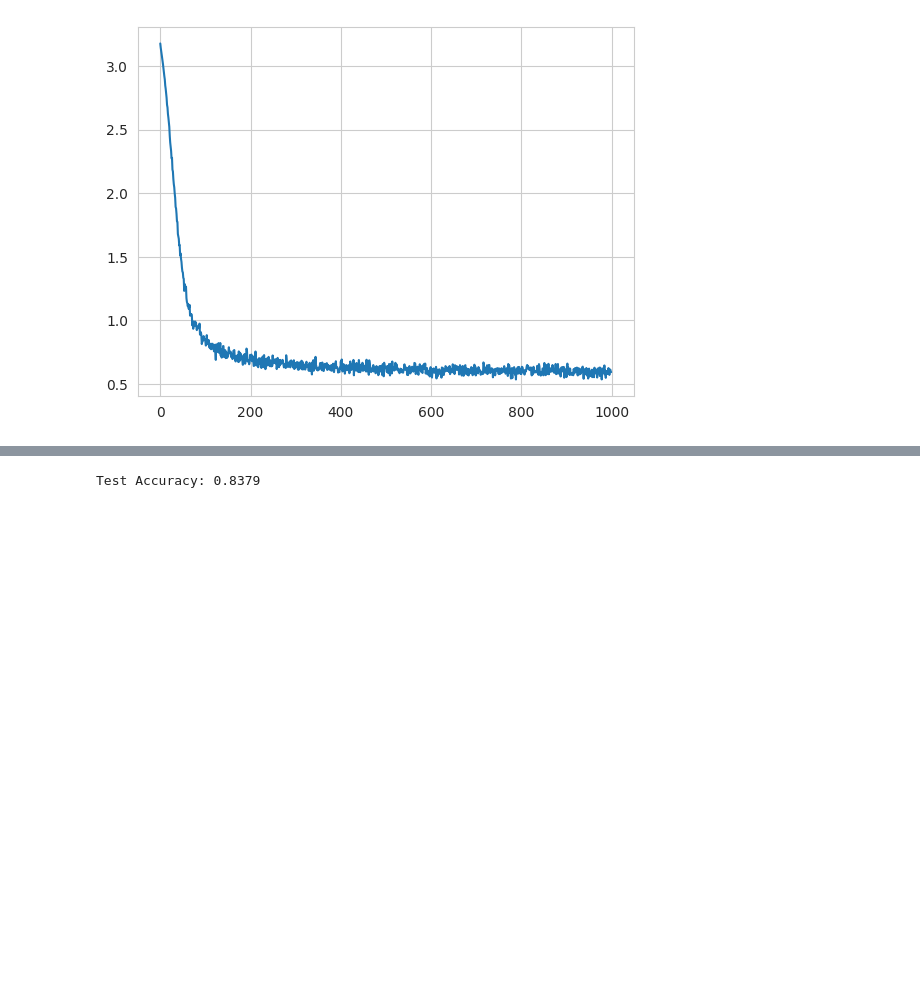
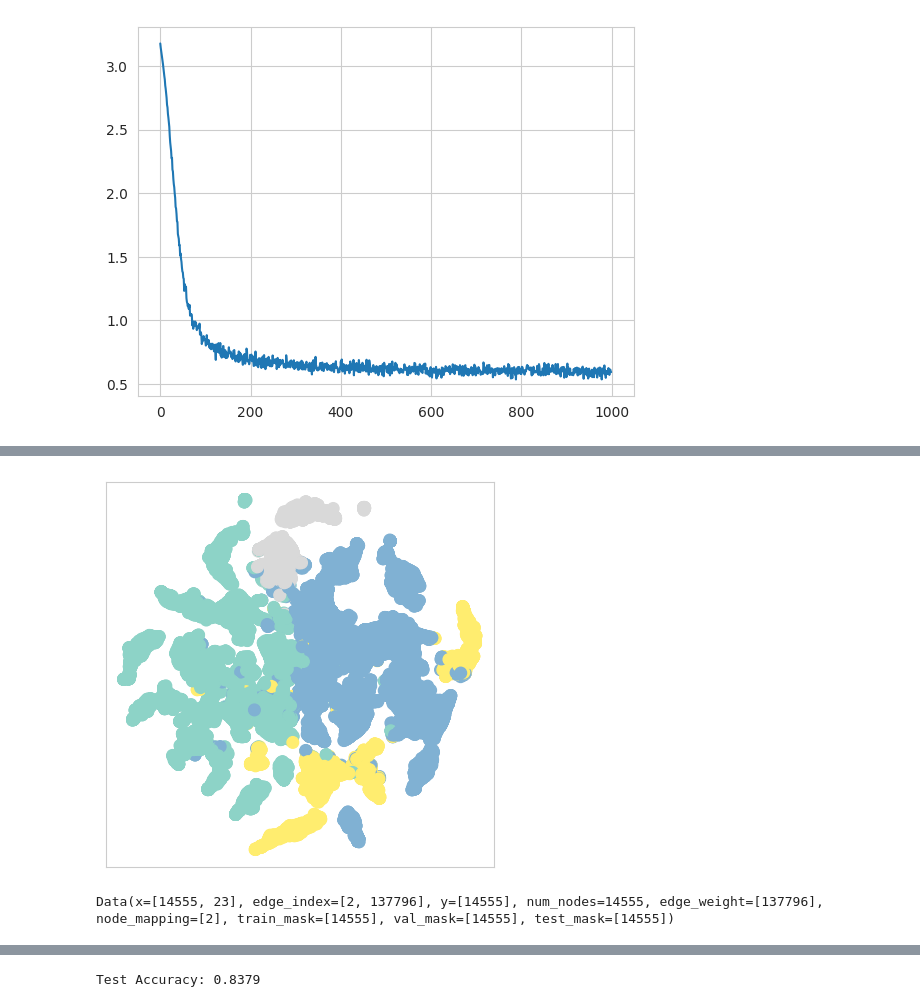
Before and after one commit to JoelLeupp/cscollab, a Jupyter notebook: backend/GNN/node_classification.ipynb, the cells around one changed output, grey strips where cells are left out. Saved outputs shown, nothing was run; the diff lists cells and outputs as text; code cells hidden in the pictures; blank space fills up the shorter version.

```diff
--- a/backend/GNN/node_classification.ipynb
+++ b/backend/GNN/node_classification.ipynb
@@ -570,0 +622,8 @@ def start_training(epochs, model,data):
+# %%
+model_wd.eval()
+"""color subareas by their area"""
+area_idx = np.array(list(map(lambda x: area_ids.index(subarea_mapping[sub_area_ids[x]]), data_wd.y)))
+out = model_wd(data_wd)
+visualize(out, color=area_idx)
+# %% [output]
+[figure, added]
@@ -570,0 +632,10 @@ def start_training(epochs, model,data):
+# %%
+config_wd = { "from_year": 2005,
+            "region_ids":["wd"],
+            "country_ids":[],
+            "strict_boundary":True,
+            "institution":False}
+data_wd_area = collab_to_torch(config_wd,only_features=True,y_method=2,use_sub_areas=False, weighted=True)
+print(data_wd_area)
+# %% [output]
+Data(x=[14555, 23], edge_index=[2, 137796], y=[14555], num_nodes=14555, edge_weight=[137796], node_mapping=[2], train_mask=[14555], val_mask=[14555], test_mask=[14555])
```
Also changed, not shown: parts of 76 cells of this notebook, 3 other files.
